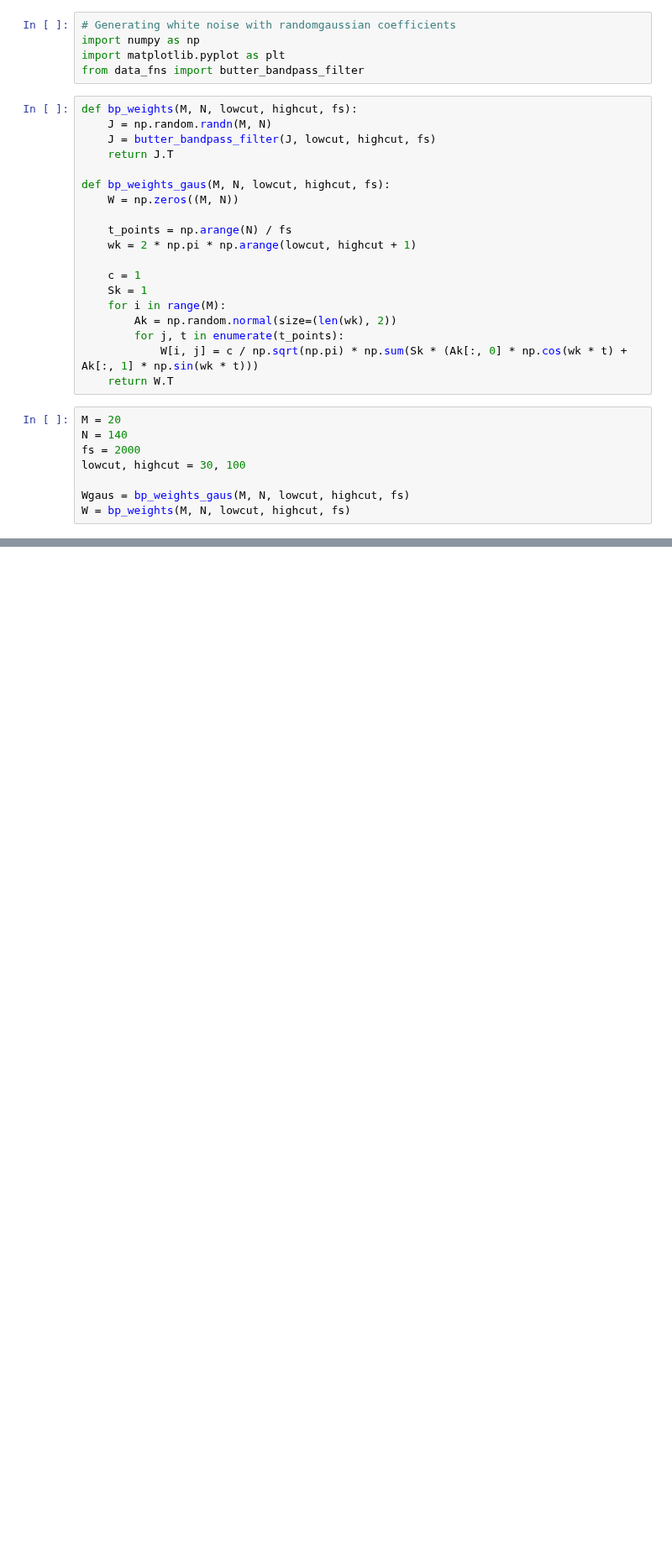
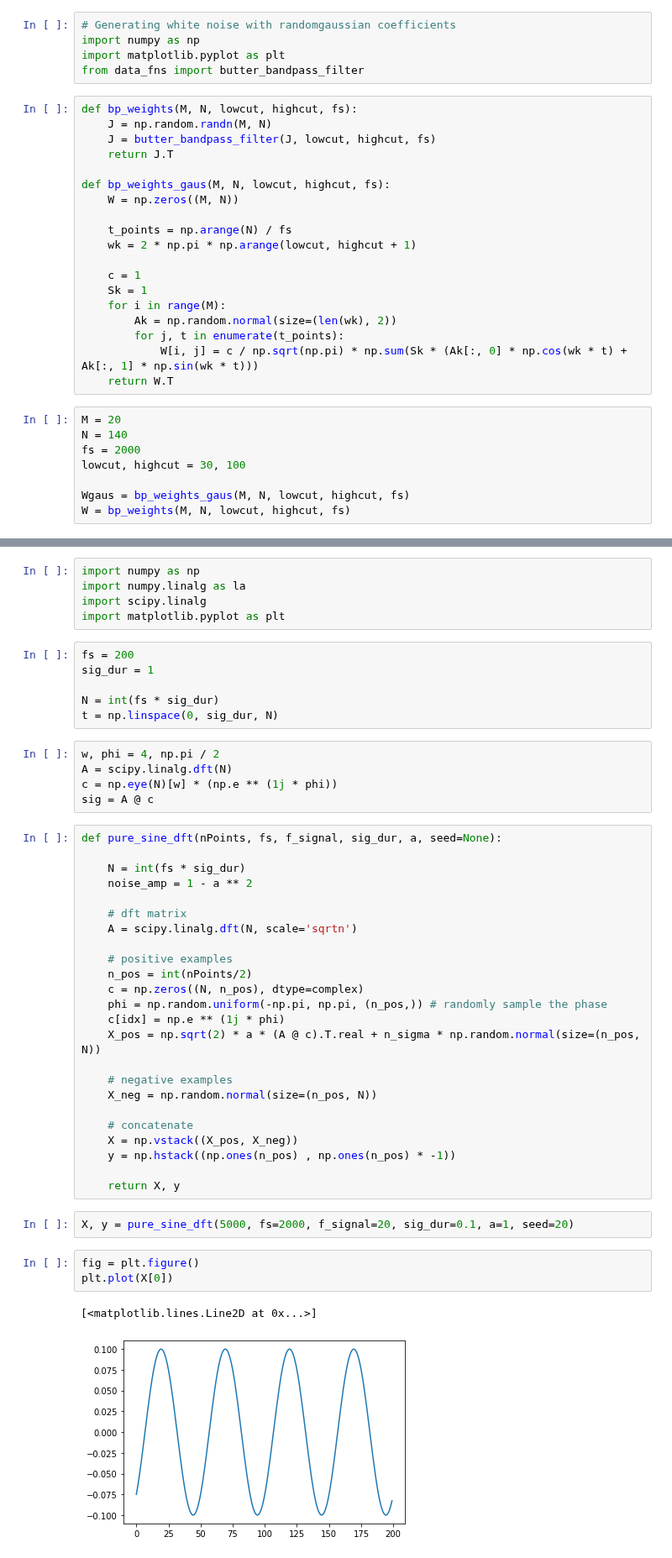
Before and after one commit to BruntonUWBio/structured-random-features, a Jupyter notebook: kernel_theory.ipynb, the cells around one changed output, grey strips where cells are left out. Shown at 84% size. Drawn from its saved outputs; the diff is of its cells as text; blank space fills up the shorter version.

Commit message:
added scripts to change the data generation by sampling a dft matrix

```diff
--- a/kernel_theory.ipynb
+++ b/kernel_theory.ipynb
@@ -83,0 +81,48 @@ plt.legend()
+# %%
+import numpy as np
+import numpy.linalg as la
+import scipy.linalg
+import matplotlib.pyplot as plt
+# %%
+fs = 200
+sig_dur = 1
+
+N = int(fs * sig_dur)
+t = np.linspace(0, sig_dur, N)
+# %%
+w, phi = 4, np.pi / 2
+A = scipy.linalg.dft(N)
+c = np.eye(N)[w] * (np.e ** (1j * phi))
+sig = A @ c
+# %%
+def pure_sine_dft(nPoints, fs, f_signal, sig_dur, a, seed=None):
+
+    N = int(fs * sig_dur)
+    noise_amp = 1 - a ** 2
+
+    # dft matrix
+    A = scipy.linalg.dft(N, scale='sqrtn')
+
+    # positive examples
+    n_pos = int(nPoints/2)
+    c = np.zeros((N, n_pos), dtype=complex)
+    phi = np.random.uniform(-np.pi, np.pi, (n_pos,)) # randomly sample the phase
+    c[idx] = np.e ** (1j * phi)
+    X_pos = np.sqrt(2) * a * (A @ c).T.real + n_sigma * np.random.normal(size=(n_pos, N))
+
+    # negative examples
+    X_neg = np.random.normal(size=(n_pos, N))
+
+    # concatenate
+    X = np.vstack((X_pos, X_neg))
+    y = np.hstack((np.ones(n_pos) , np.ones(n_pos) * -1))
+
+    return X, y
+# %%
+X, y = pure_sine_dft(5000, fs=2000, f_signal=20, sig_dur=0.1, a=1, seed=20)
+# %%
+fig = plt.figure()
+plt.plot(X[0])
+# %% [output]
+[<matplotlib.lines.Line2D at 0x...>]
+[figure, added]
```
Also changed, not shown: parts of 10 cells of this notebook, 1 other file.
